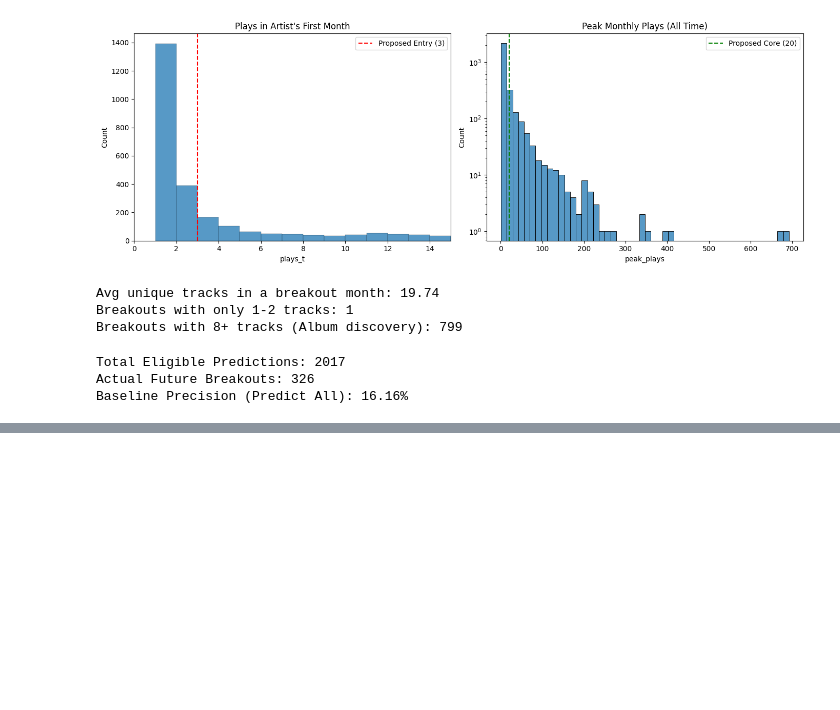
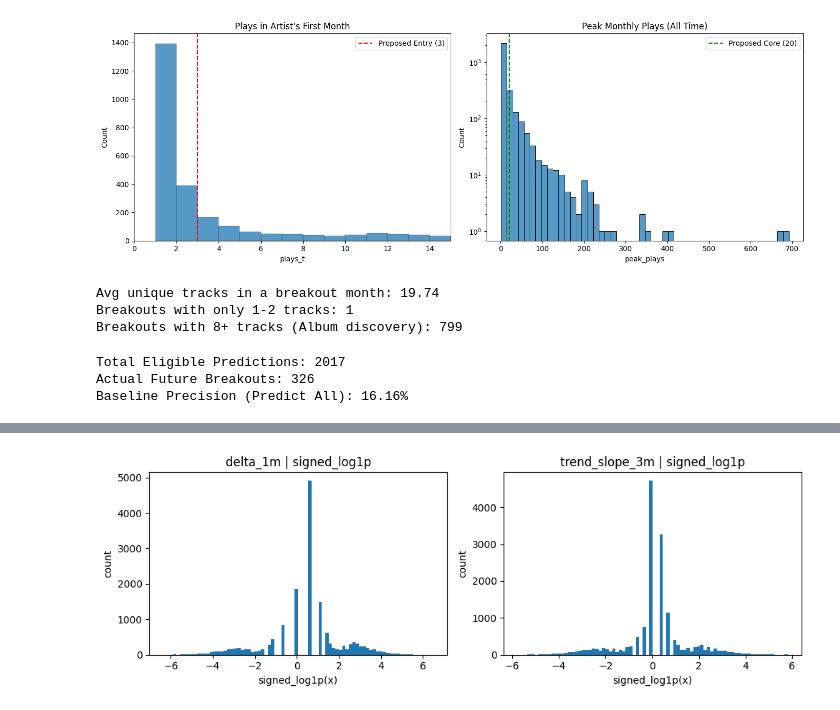
Before and after one commit to Tyainss/artist-lifecycle, a Jupyter notebook: notebooks/breakout/00_eda.ipynb, the cells around one changed output, grey strips where cells are left out. Cells and saved outputs as stored; diff of their text form; code cells hidden in the pictures; blank space fills up the shorter version.

```diff
--- a/notebooks/breakout/00_eda.ipynb
+++ b/notebooks/breakout/00_eda.ipynb
@@ -814,0 +1060,4 @@ Baseline Precision (Predict All): 16.16%
+# %%
+plot_signed_log_grid(df_active, signed_features, bins=80, ncols=3)
+# %% [output]
+[figure, added]
```
Also changed, not shown: parts of 15 cells of this notebook.
